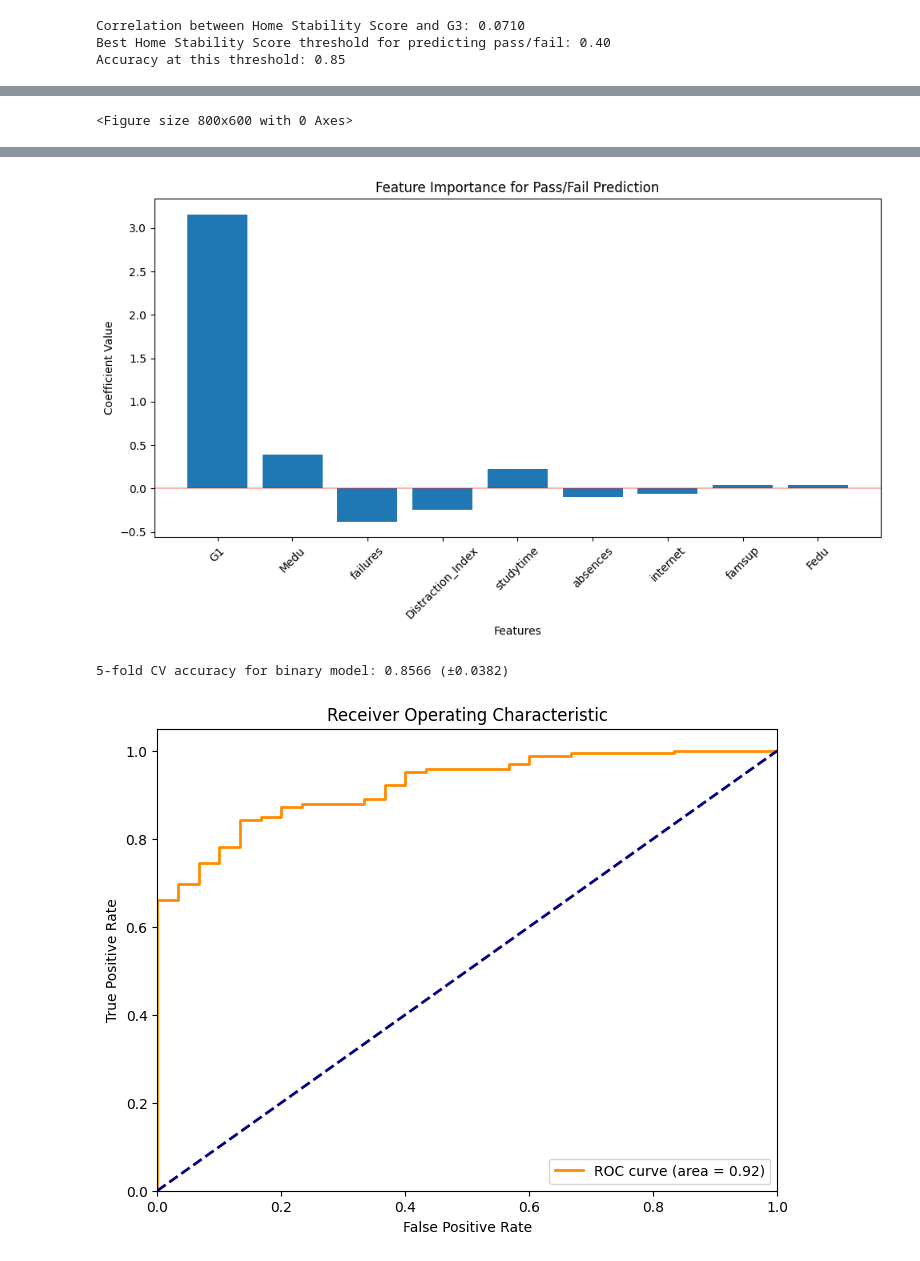
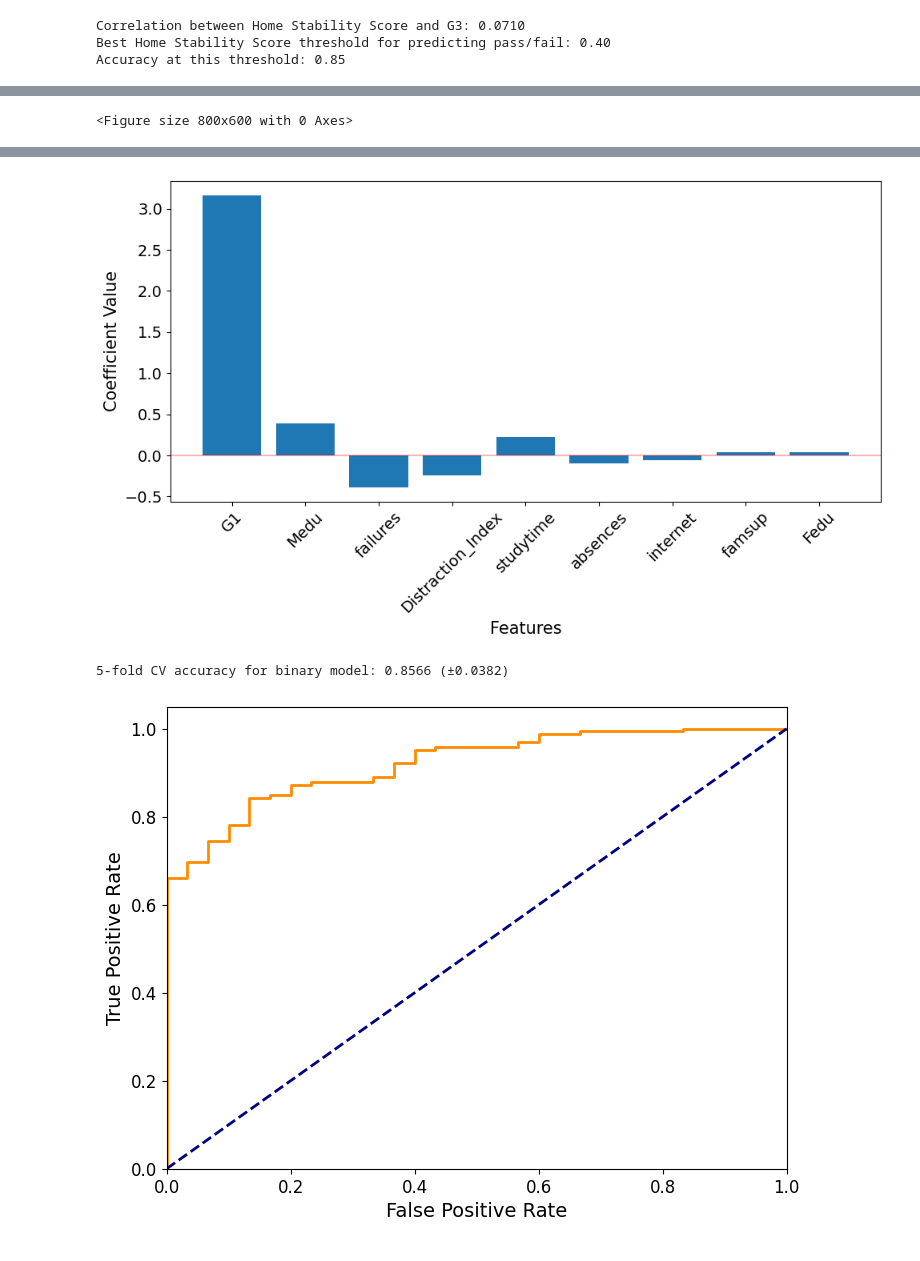
Before and after one commit to GandhiHarsh2003/Student-Success-Prediction, a Jupyter notebook: Capstone.ipynb, the cells around one changed output, grey strips where cells are left out. Saved outputs shown, nothing was run; the diff lists cells and outputs as text; code cells hidden in the pictures.

```diff
--- a/Capstone.ipynb
+++ b/Capstone.ipynb
@@ -1003,74 +1088,78 @@ plt.show()
 
 featureImportanceBin = dict(zip(binaryFeatures, modelBin.coef_[0]))
 print("\nFeature Importance for Pass/Fail Prediction:")
+
 sortedImportanceBin = {k: v for k, v in sorted(featureImportanceBin.items(),
                     key=lambda item: abs(item[1]), reverse=True)}
 for feature, coef in sortedImportanceBin.items():
     print(f"{feature}: {coef:.4f}")
 
 plt.figure(figsize=(10, 6))
+
 featuresSorted = sorted(featureImportanceBin.keys(),
                          key=lambda x: abs(featureImportanceBin[x]), reverse=True)
 values = [featureImportanceBin[feature] for feature in featuresSorted]
+
 plt.bar(featuresSorted, values)
 plt.axhline(y=0, color='r', linestyle='-', alpha=0.3)
-plt.xlabel('Features')
-plt.ylabel('Coefficient Value')
-plt.title('Feature Importance for Pass/Fail Prediction')
-plt.xticks(rotation=45)
+
+plt.xlabel('Features', fontsize=15)
+plt.ylabel('Coefficient Value', fontsize=15)
+
+plt.xticks(rotation=45, fontsize=14)
+plt.yticks(fontsize=14)
+
 plt.tight_layout()
 plt.show()
 
-# Cross-validation
+
 cvScoresBin = cross_val_score(modelBin, xBin, yBin, cv=5)
 print(f"\n5-fold CV accuracy for binary model: {cvScoresBin.mean():.4f} (±{cvScoresBin.std():.4f})")
-
 fpr, tpr, _ = roc_curve(yBinTest, yBinPredProba)
 rocAuc = auc(fpr, tpr)
-
 plt.figure(figsize=(8, 6))
-plt.plot(fpr, tpr, color='darkorange', lw=2, label=f'ROC curve (area = {rocAuc:.2f})')
+plt.plot(fpr, tpr, color='darkorange', lw=2)
 plt.plot([0, 1], [0, 1], color='navy', lw=2, linestyle='--')
 plt.xlim([0.0, 1.0])
 plt.ylim([0.0, 1.05])
-plt.xlabel('False Positive Rate')
-plt.ylabel('True Positive Rate')
-plt.title('Receiver Operating Characteristic')
-plt.legend(loc="lower right")
+plt.xlabel('False Positive Rate', fontsize=14)
+plt.ylabel('True Positive Rate', fontsize=14)
+plt.xticks(fontsize=12)
+plt.yticks(fontsize=12)
 plt.show()
 # %% [output]
 Binary Classification Results:
 Accuracy: 0.8256
 
 Classification Report:
               precision    recall  f1-score   support
 
         Fail       0.46      0.87      0.60        30
         Pass       0.97      0.82      0.89       165
 
     accuracy                           0.83       195
    macro avg       0.72      0.84      0.75       195
 weighted avg       0.89      0.83      0.84       195
 
 
 Confusion Matrix:
 [[ 26   4]
  [ 30 135]]
 <Figure size 800x600 with 0 Axes>
 [figure]
 Feature Importance for Pass/Fail Prediction:
 G1: 3.1604
 Medu: 0.3868
 failures: -0.3839
 Distraction_Index: -0.2457
 studytime: 0.2247
 absences: -0.1008
 internet: -0.0591
 famsup: 0.0385
 Fedu: 0.0364
-[figure, old version]
+[figure, new version]
 5-fold CV accuracy for binary model: 0.8566 (±0.0382)
-[figure, old version]
+[figure, new version]
 # %%
 rfFeaturesOrd = ordinalFeatures
 
```
Also changed, not shown: parts of 12 cells of this notebook, 1 other file.
